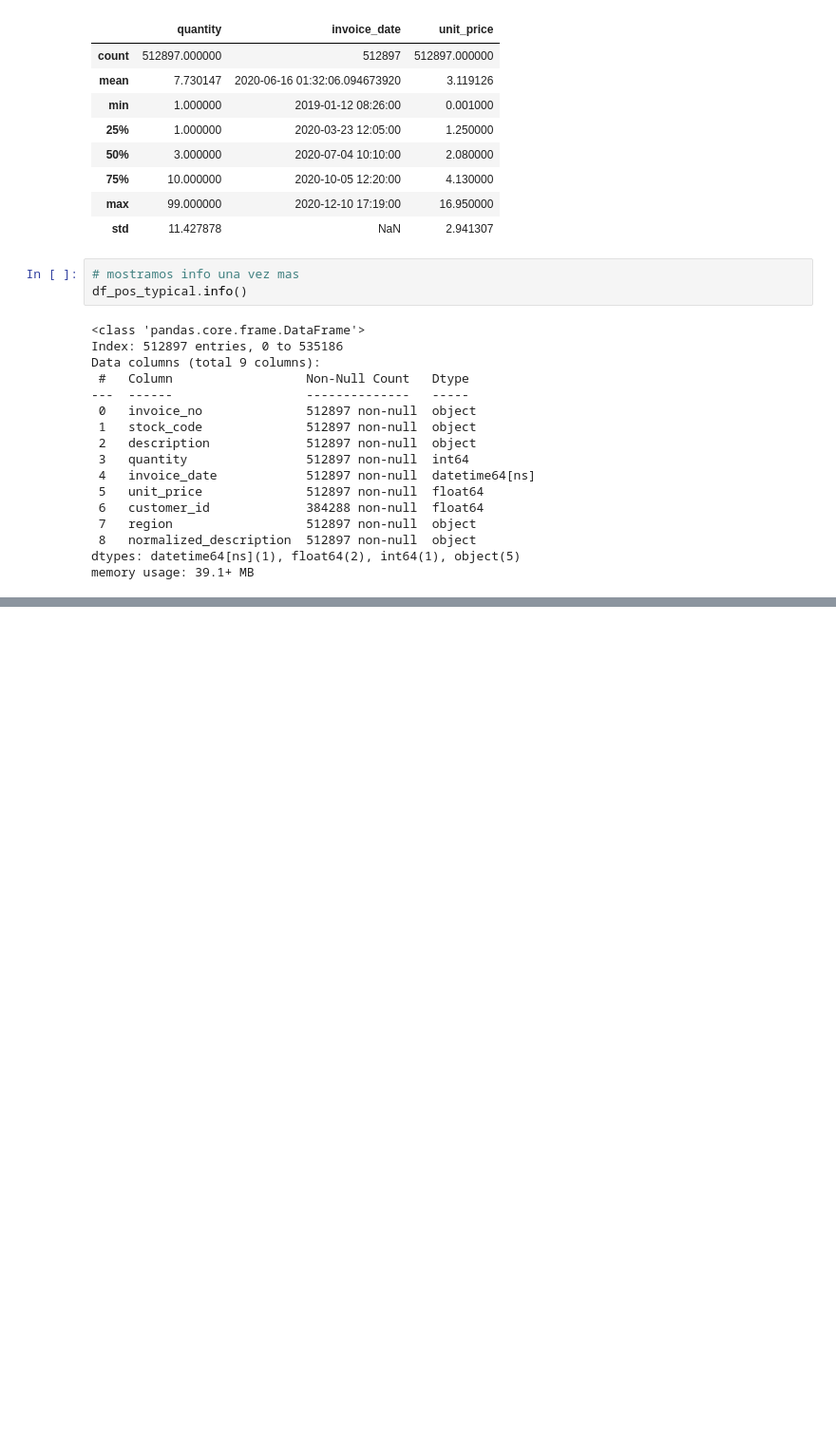
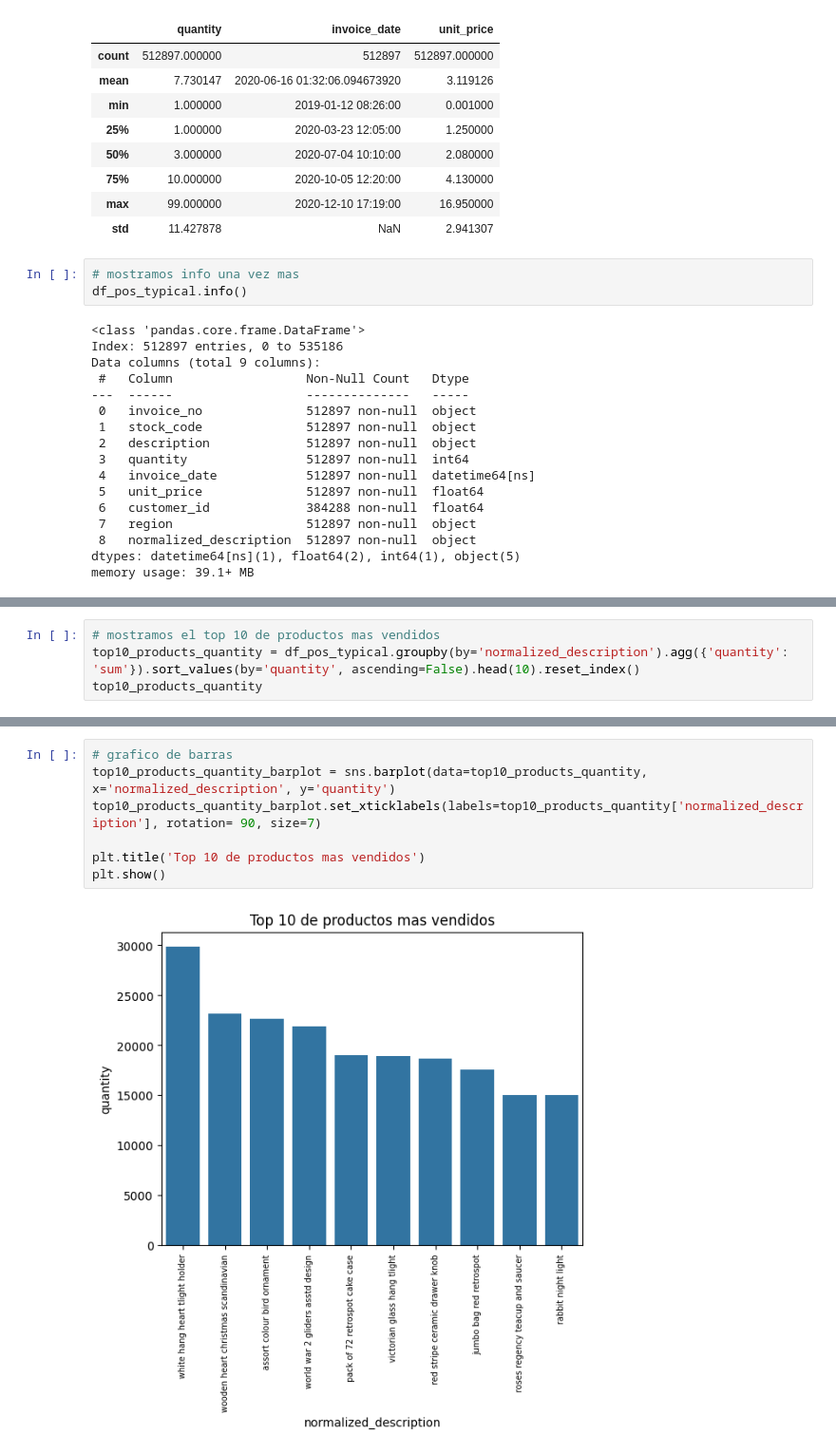
Before and after one commit to aurvantGitHub/hackathon-tripleten, a Jupyter notebook: datasets/intermediate/EDA.ipynb, the cells around one changed output, grey strips where cells are left out. Shown at 95% size. Cells and saved outputs as stored; diff of their text form; blank space fills up the shorter version.

Commit message:
added: top 10 products

```diff
--- a/datasets/intermediate/EDA.ipynb
+++ b/datasets/intermediate/EDA.ipynb
@@ -162,0 +167,4 @@ memory usage: 39.1+ MB
+# %%
+# mostramos el top 10 de productos mas vendidos
+top10_products_quantity = df_pos_typical.groupby(by='normalized_description').agg({'quantity': 'sum'}).sort_values(by='quantity', ascending=False).head(10).reset_index()
+top10_products_quantity
@@ -162,0 +183,9 @@ memory usage: 39.1+ MB
+# %%
+# grafico de barras
+top10_products_quantity_barplot = sns.barplot(data=top10_products_quantity, x='normalized_description', y='quantity')
+top10_products_quantity_barplot.set_xticklabels(labels=top10_products_quantity['normalized_description'], rotation= 90, size=7)
+
+plt.title('Top 10 de productos mas vendidos')
+plt.show()
+# %% [output]
+[figure, added]
```
Also changed, not shown: parts of 8 cells of this notebook.
